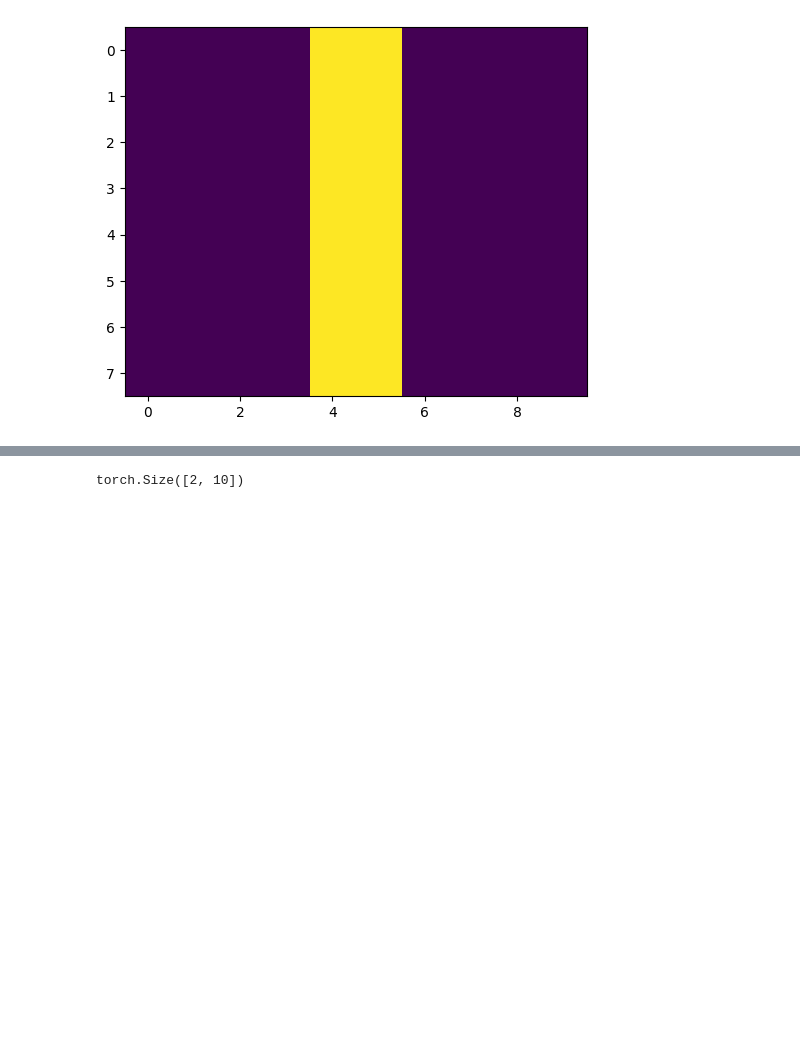
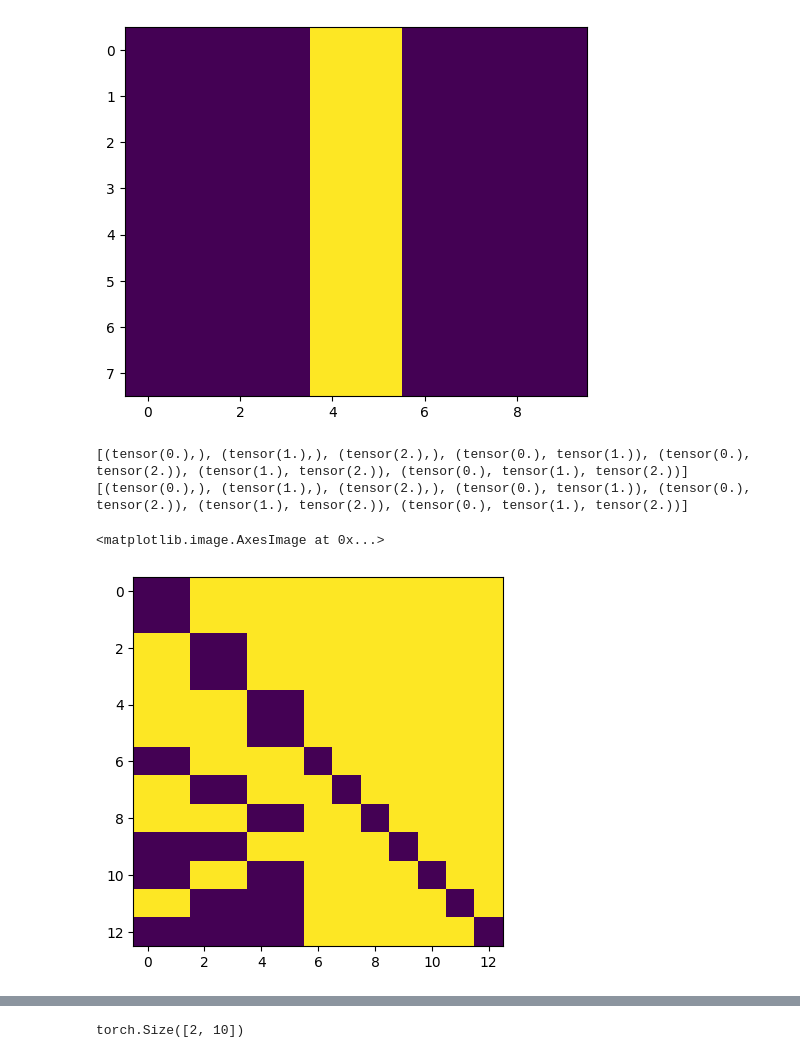
Before and after one commit to josiahbjorgaard/mca-paper, a Jupyter notebook: Notebooks/AttentionPrototyping.ipynb, the cells around one changed output, grey strips where cells are left out. Saved outputs shown, nothing was run; the diff lists cells and outputs as text; code cells hidden in the pictures; blank space fills up the shorter version.

```diff
--- a/Notebooks/AttentionPrototyping.ipynb
+++ b/Notebooks/AttentionPrototyping.ipynb
@@ -78,25 +78,32 @@ plt.imshow(p[1])
 [figure]
 [figure]
 # %%
-def create_mfdoom_mask(token_types, zorro_mask, fusion_token, num_fusion_tokens, inverse_doom=False, isolated_fusion=True):
+from itertools import chain, combinations
+def adjusted_powerset(it, powers = [2,3]):
+    yield from chain.from_iterable(combinations(it, r) for r in powers)
+def create_mfdoom_mask(token_combos,
+                       zorro_mask,
+                       fusion_token,
+                       num_fusion_tokens,
+                       powers=[1,3],
+                       isolated_fusion=True):
     """
     Create the MFDoom mask. Must have num_fusion_tokens//num_modalities == 0
     """
-    # Modal fusion for datasets with only one modality mask
-    unique_tokens = torch.unique(token_types)
-    assert num_fusion_tokens % len(unique_tokens) == 0
-    nsubtok = int(num_fusion_tokens / len(unique_tokens))
-    if inverse_doom:
-        mfdoom_mask = [token_types == i for i in unique_tokens]
-    else:
-        mfdoom_mask = [token_types != i if i != fusion_token else token_types == i for i in unique_tokens]
-    if isolated_fusion:
-        fusion_tokens = token_types == fusion_token
-        subfusion_tokens = torch.split(fusion_tokens.nonzero(), nsubtok)
-        for idx, mfdoom in enumerate(mfdoom_mask):
-            mfdoom[fusion_tokens] = True
-            mfdoom[subfusion_tokens[idx]] = False
-            mfdoom_mask[idx] = mfdoom
+    assert num_fusion_tokens % len(token_combos) == 0
+    nsubtok = int(num_fusion_tokens / len(token_combos))
+
+    print(token_combos)
+
+    mfdoom_mask = [~torch.isin(token_types,torch.Tensor(i)) for i in token_combos]
+
+
+    fusion_tokens = token_types == fusion_token
+    subfusion_tokens = torch.split(fusion_tokens.nonzero(), nsubtok)
+    for idx, mfdoom in enumerate(mfdoom_mask):
+        mfdoom[fusion_tokens] = True
+        mfdoom[subfusion_tokens[idx]] = False
+        mfdoom_mask[idx] = mfdoom
     mfdoom_mask = repeat(mfdoom_mask, 'i j -> (i i2) j', i2=nsubtok)
     zorro_mask[token_types == fusion_token] = mfdoom_mask
     return zorro_mask
@@ -103,3 +126,10 @@ def create_mfdoom_mask(token_types, zorro_mask, fusion_token, num_fusion_tokens,
+# %%
+plt.imshow(create_mfdoom_mask(token_types,zorro_mask,3,7,powers=[1,2,3]))
+# %% [output]
+[(tensor(0.),), (tensor(1.),), (tensor(2.),), (tensor(0.), tensor(1.)), (tensor(0.), tensor(2.)), (tensor(1.), tensor(2.)), (tensor(0.), tensor(1.), tensor(2.))]
+[(tensor(0.),), (tensor(1.),), (tensor(2.),), (tensor(0.), tensor(1.)), (tensor(0.), tensor(2.)), (tensor(1.), tensor(2.)), (tensor(0.), tensor(1.), tensor(2.))]
+<matplotlib.image.AxesImage at 0x...>
+[figure, added]
 # %%
 mfdm=create_mfdoom_mask(token_types, zorro_mask, 3, 4)
 plt.imshow(mfdm)
```
Also changed, not shown: parts of 3 cells of this notebook, 2 other files.
